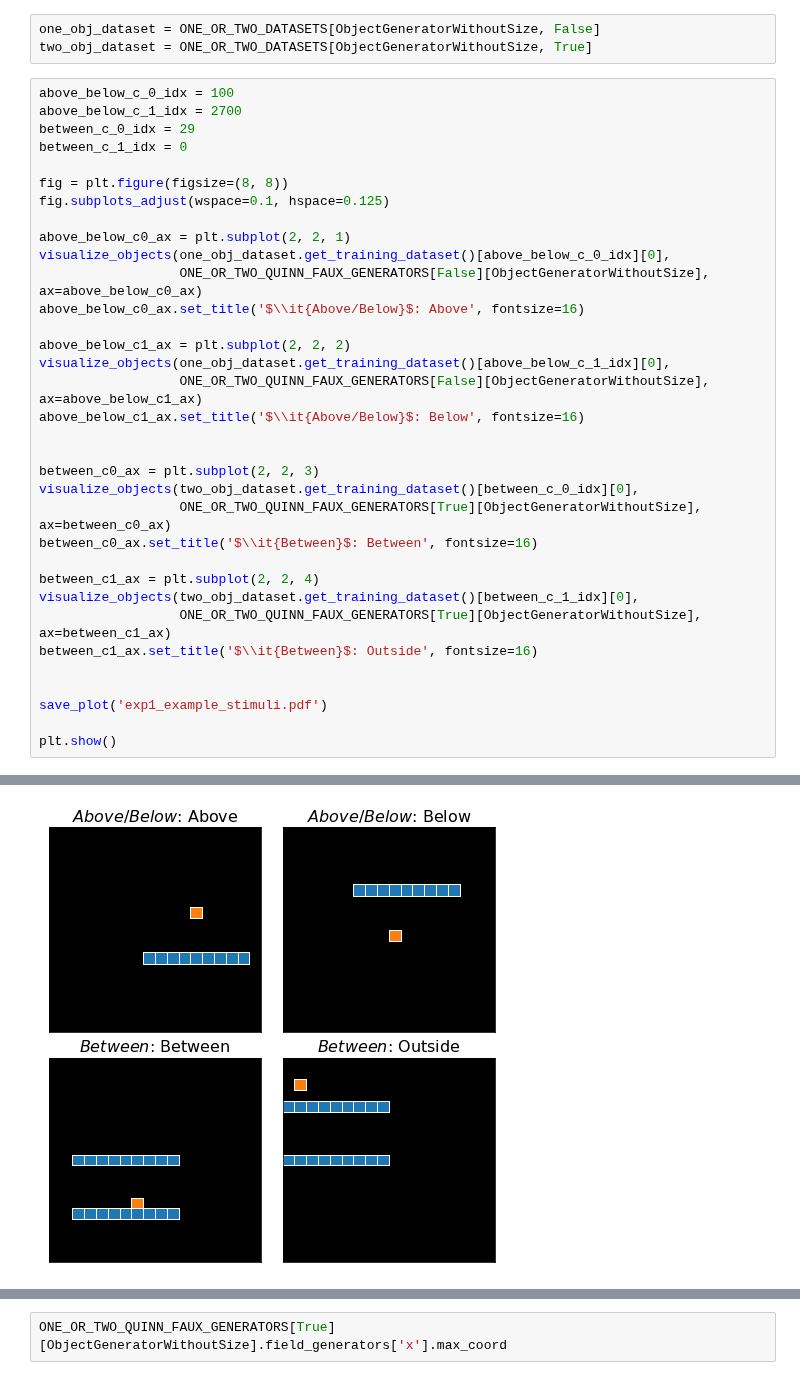
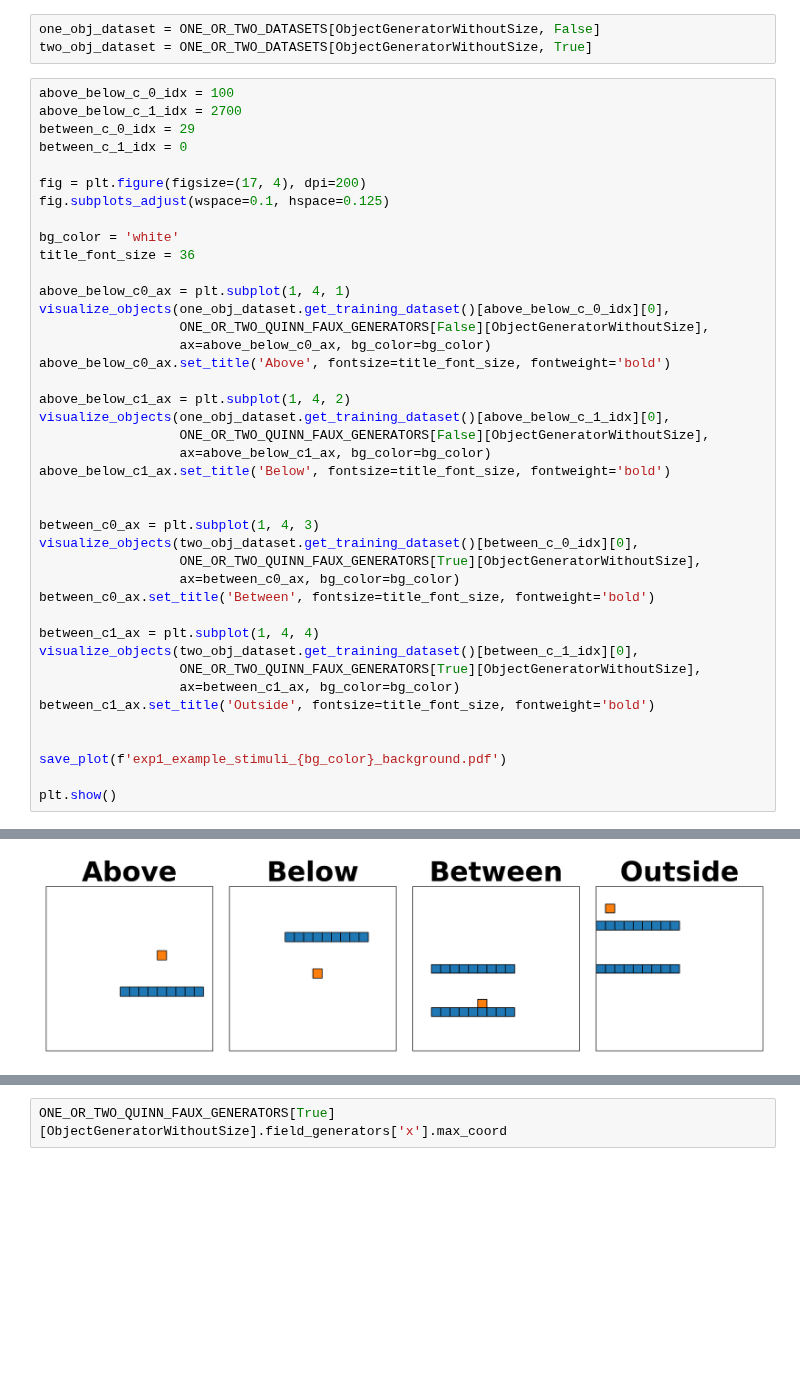
Before and after one commit to guydav/simple-relational-reasoning, a Jupyter notebook: notebooks/QuinnObjectVisualizations.ipynb, the cells around one changed output, grey strips where cells are left out. Cells and saved outputs as stored; diff of their text form; blank space fills up the shorter version.

```diff
--- a/notebooks/QuinnObjectVisualizations.ipynb
+++ b/notebooks/QuinnObjectVisualizations.ipynb
@@ -443,32 +574,39 @@ above_below_c_1_idx = 2700
 between_c_0_idx = 29
 between_c_1_idx = 0
 
-fig = plt.figure(figsize=(8, 8))
+fig = plt.figure(figsize=(17, 4), dpi=200)
 fig.subplots_adjust(wspace=0.1, hspace=0.125)
 
-above_below_c0_ax = plt.subplot(2, 2, 1)
+bg_color = 'white'
+title_font_size = 36
+
+above_below_c0_ax = plt.subplot(1, 4, 1)
 visualize_objects(one_obj_dataset.get_training_dataset()[above_below_c_0_idx][0],
-                  ONE_OR_TWO_QUINN_FAUX_GENERATORS[False][ObjectGeneratorWithoutSize], ax=above_below_c0_ax)
-above_below_c0_ax.set_title('$\\it{Above/Below}$: Above', fontsize=16)
+                  ONE_OR_TWO_QUINN_FAUX_GENERATORS[False][ObjectGeneratorWithoutSize],
+                  ax=above_below_c0_ax, bg_color=bg_color)
+above_below_c0_ax.set_title('Above', fontsize=title_font_size, fontweight='bold')
 
-above_below_c1_ax = plt.subplot(2, 2, 2)
+above_below_c1_ax = plt.subplot(1, 4, 2)
 visualize_objects(one_obj_dataset.get_training_dataset()[above_below_c_1_idx][0],
-                  ONE_OR_TWO_QUINN_FAUX_GENERATORS[False][ObjectGeneratorWithoutSize], ax=above_below_c1_ax)
-above_below_c1_ax.set_title('$\\it{Above/Below}$: Below', fontsize=16)
+                  ONE_OR_TWO_QUINN_FAUX_GENERATORS[False][ObjectGeneratorWithoutSize],
+                  ax=above_below_c1_ax, bg_color=bg_color)
+above_below_c1_ax.set_title('Below', fontsize=title_font_size, fontweight='bold')
 
 
-between_c0_ax = plt.subplot(2, 2, 3)
+between_c0_ax = plt.subplot(1, 4, 3)
 visualize_objects(two_obj_dataset.get_training_dataset()[between_c_0_idx][0],
-                  ONE_OR_TWO_QUINN_FAUX_GENERATORS[True][ObjectGeneratorWithoutSize], ax=between_c0_ax)
-between_c0_ax.set_title('$\\it{Between}$: Between', fontsize=16)
+                  ONE_OR_TWO_QUINN_FAUX_GENERATORS[True][ObjectGeneratorWithoutSize],
+                  ax=between_c0_ax, bg_color=bg_color)
+between_c0_ax.set_title('Between', fontsize=title_font_size, fontweight='bold')
 
-between_c1_ax = plt.subplot(2, 2, 4)
+between_c1_ax = plt.subplot(1, 4, 4)
 visualize_objects(two_obj_dataset.get_training_dataset()[between_c_1_idx][0],
-                  ONE_OR_TWO_QUINN_FAUX_GENERATORS[True][ObjectGeneratorWithoutSize], ax=between_c1_ax)
-between_c1_ax.set_title('$\\it{Between}$: Outside', fontsize=16)
+                  ONE_OR_TWO_QUINN_FAUX_GENERATORS[True][ObjectGeneratorWithoutSize],
+                  ax=between_c1_ax, bg_color=bg_color)
+between_c1_ax.set_title('Outside', fontsize=title_font_size, fontweight='bold')
 
 
-save_plot('exp1_example_stimuli.pdf')
+save_plot(f'exp1_example_stimuli_{bg_color}_background.pdf')
 
 plt.show()
 # %% [output]
@@ -489,4 +627,4 @@ Figure:
 \end{spacing}
 % \vspace{-.25in}
 \end{wrapfigure}
-[figure, old version]
+[figure, new version]
```
Also changed, not shown: parts of 9 cells of this notebook, 11 other files.
